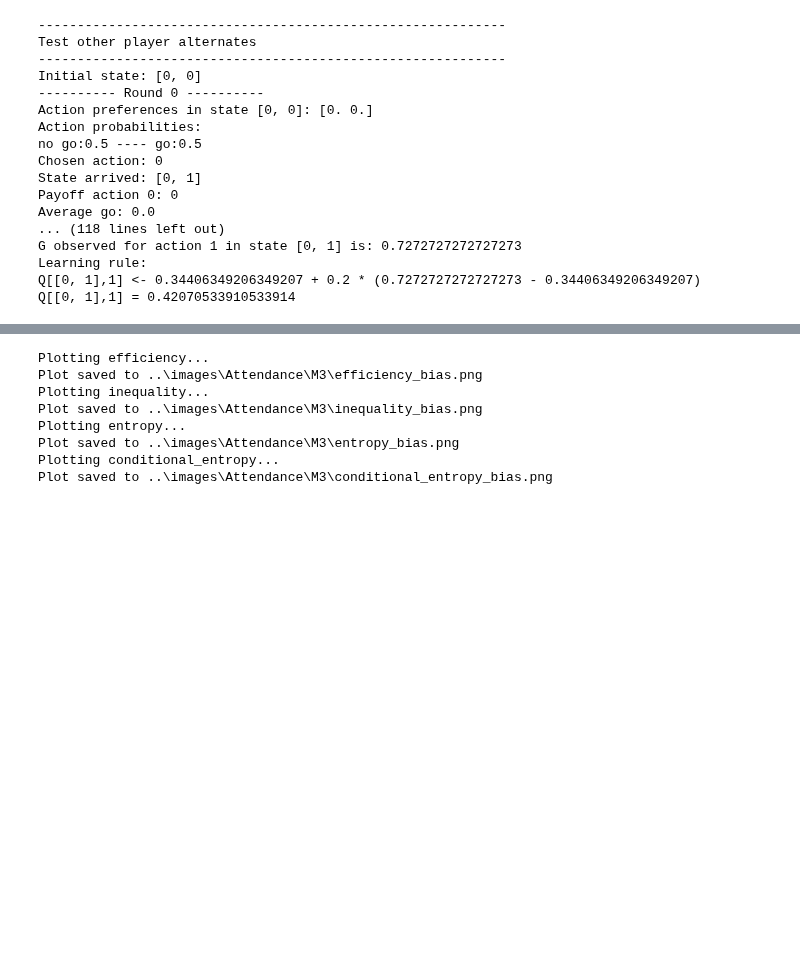
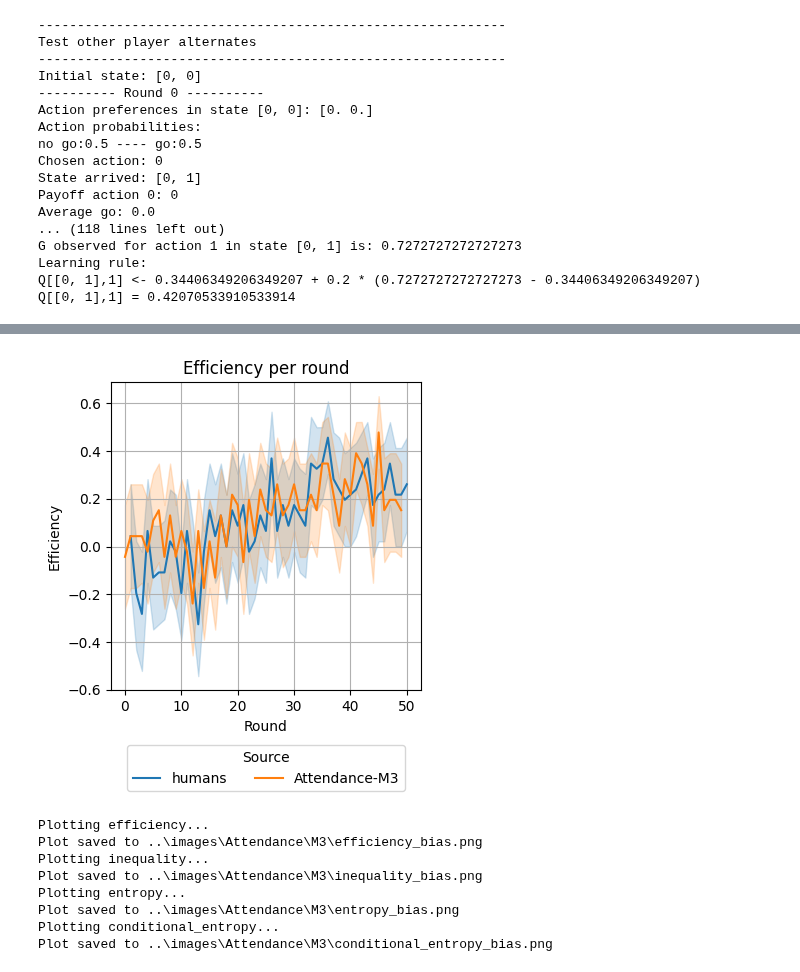
Before and after one commit to EAndrade-Lotero/Cognitive_Models_El_Farol_Bar_Problem, a Jupyter notebook: Notebooks/test_Payoff_and_Attendance.ipynb, the cells around one changed output, grey strips where cells are left out. Cells and saved outputs as stored; diff of their text form; code cells hidden in the pictures; blank space fills up the shorter version.

```diff
--- a/Notebooks/test_Payoff_and_Attendance.ipynb
+++ b/Notebooks/test_Payoff_and_Attendance.ipynb
@@ -391,0 +525,21 @@ simulation_parameters = {
+# %%
+fig, ax = plt.subplots(1, 1, figsize=(4,4))
+
+sns.lineplot(
+    x='round', y='score', hue='model',
+    data=data, ax=ax,
+    hue_order=['humans', 'Attendance-M3']
+)
+
+ax.set_xlabel('Round')
+ax.set_ylabel('Efficiency')
+ax.set_title('Efficiency per round')
+ax.legend(
+    title='Source',
+    loc='lower center',
+    bbox_to_anchor=(0.5, -.35),
+    ncol=2
+)
+ax.grid()
+# %% [output]
+[figure, added]
```
Also changed, not shown: parts of 8 cells of this notebook, 49 other files.
